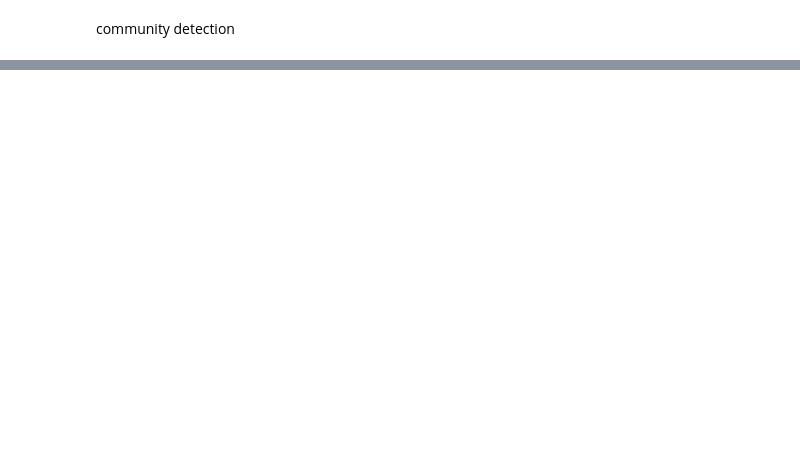
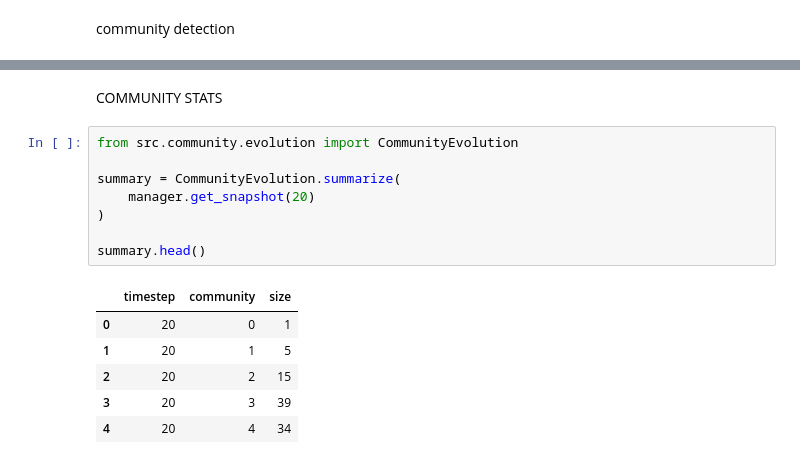
Before and after one commit to riaxoxo17/EvoFinGraph, a Jupyter notebook: notebooks/02_Graph_construction.ipynb, the cells around one changed output, grey strips where cells are left out. Cells and saved outputs as stored; diff of their text form; blank space fills up the shorter version.

```diff
--- a/notebooks/02_Graph_construction.ipynb
+++ b/notebooks/02_Graph_construction.ipynb
@@ -223,0 +297,17 @@ Note: you may need to restart the kernel to use updated packages.
+# %% [markdown]
+COMMUNITY STATS
+# %%
+from src.community.evolution import CommunityEvolution
+
+summary = CommunityEvolution.summarize(
+    manager.get_snapshot(20)
+)
+
+summary.head()
+# %% [output]
+|  | timestep | community | size |
+| 0 | 20 | 0 | 1 |
+| 1 | 20 | 1 | 5 |
+| 2 | 20 | 2 | 15 |
+| 3 | 20 | 3 | 39 |
+| 4 | 20 | 4 | 34 |
```
Also changed, not shown: parts of 37 cells of this notebook, 6 other files.
